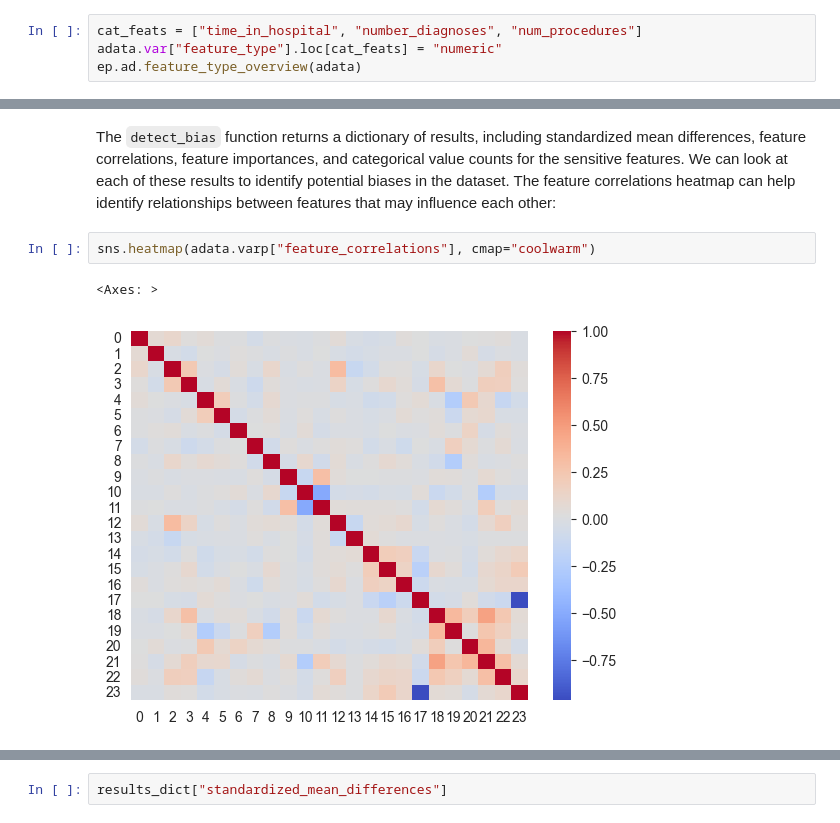
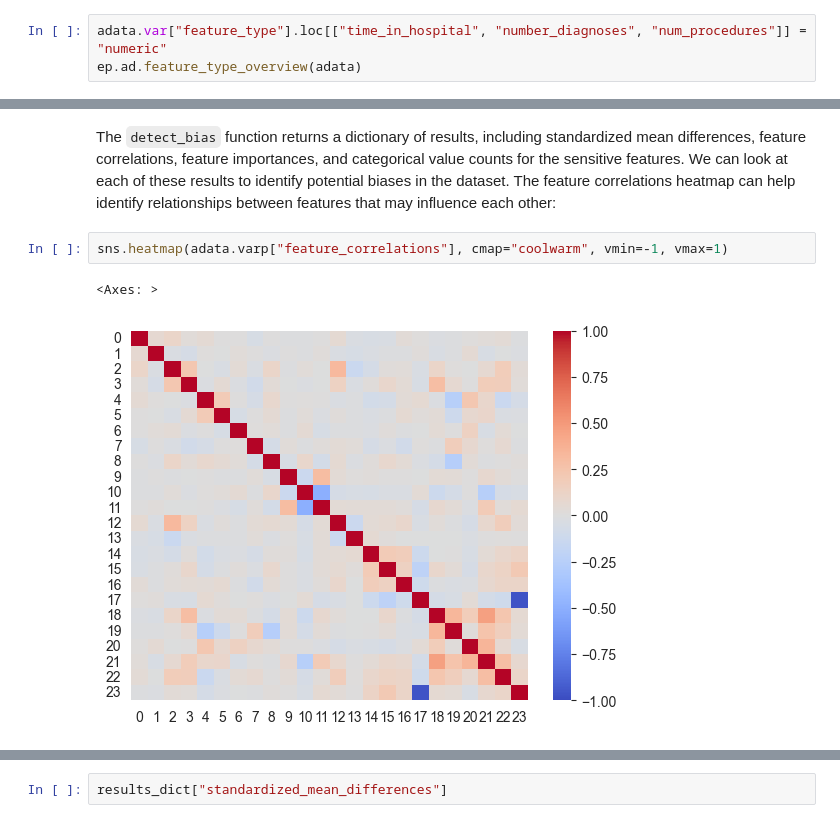
Before and after one commit to theislab/ehrapy-tutorials, a Jupyter notebook: bias.ipynb, the cells around one changed output, grey strips where cells are left out. Cells and saved outputs as stored; diff of their text form.

Commit message:
Prettier heatmap

```diff
--- a/bias.ipynb
+++ b/bias.ipynb
@@ -1165,8 +1165,7 @@ ep.ad.infer_feature_types(adata)
     ╠══ readmitted (3 categories)
     ╚══ time_in_hospital (14 categories)
 # %%
-cat_feats = ["time_in_hospital", "number_diagnoses", "num_procedures"]
-adata.var["feature_type"].loc[cat_feats] = "numeric"
+adata.var["feature_type"].loc[["time_in_hospital", "number_diagnoses", "num_procedures"]] = "numeric"
 ep.ad.feature_type_overview(adata)
 # %% [output]
  Detected feature types for AnnData object with 101766 obs and 24 vars
@@ -1200,7 +1199,7 @@ The `detect_bias` function returns a dictionary of results, including standardiz
 We can look at each of these results to identify potential biases in the dataset.
 The feature correlations heatmap can help identify relationships between features that may influence each other:
 # %%
-sns.heatmap(adata.varp["feature_correlations"], cmap="coolwarm")
+sns.heatmap(adata.varp["feature_correlations"], cmap="coolwarm", vmin=-1, vmax=1)
 # %% [output]
 <Axes: >
-[figure, old version]
+[figure, new version]
```
Also changed, not shown: parts of 2 cells of this notebook.
